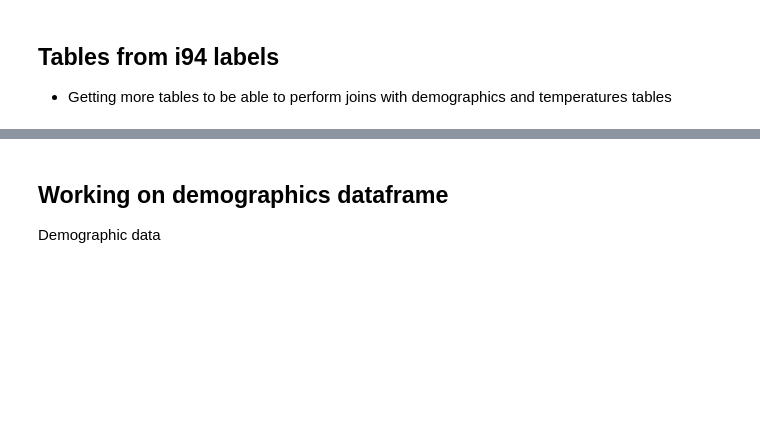
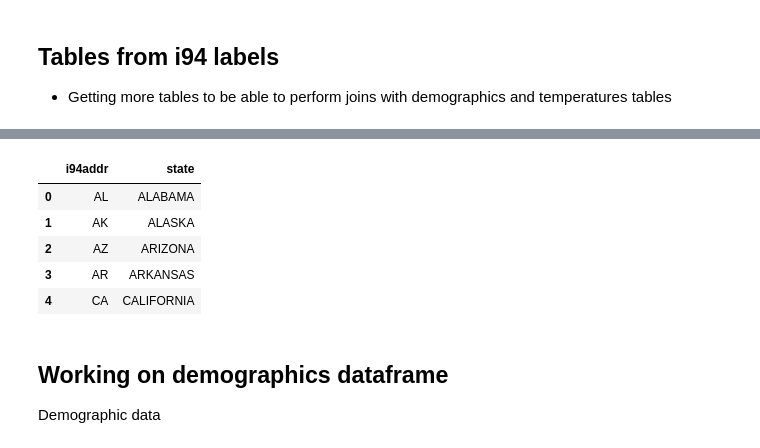
Before and after one commit to juan-ivan-NV/Data_Engineering_Nanodegree, a Jupyter notebook: 16_Project_5_Capstone_Project/capstone_project_notebook.ipynb, the cells around one changed output, grey strips where cells are left out. Drawn from its saved outputs; the diff is of its cells as text; code cells hidden in the pictures; blank space fills up the shorter version.

```diff
--- a/16_Project_5_Capstone_Project/capstone_project_notebook.ipynb
+++ b/16_Project_5_Capstone_Project/capstone_project_notebook.ipynb
@@ -213,7 +213,14 @@ i94_port_of_admission.to_csv('i94_port_of_admission.csv')
 # %%
-i94_usa_state_arrival = sas_value_parser('i94addrl', ['code', 'state'])
+i94_usa_state_arrival = sas_value_parser('i94addrl', ['i94addr', 'state'])
+#i94_usa_state_arrival.to_csv('i94_usa_state_arrival.csv')
 i94_usa_state_arrival.head()
-i94_usa_state_arrival.to_csv('i94_usa_state_arrival.csv')
+# %% [output]
+|  | i94addr | state |
+| 0 | AL | ALABAMA |
+| 1 | AK | ALASKA |
+| 2 | AZ | ARIZONA |
+| 3 | AR | ARKANSAS |
+| 4 | CA | CALIFORNIA |
 # %% [markdown]
 ## Working on demographics dataframe
 
```
Also changed, not shown: parts of 6 cells of this notebook, 1 other file.
